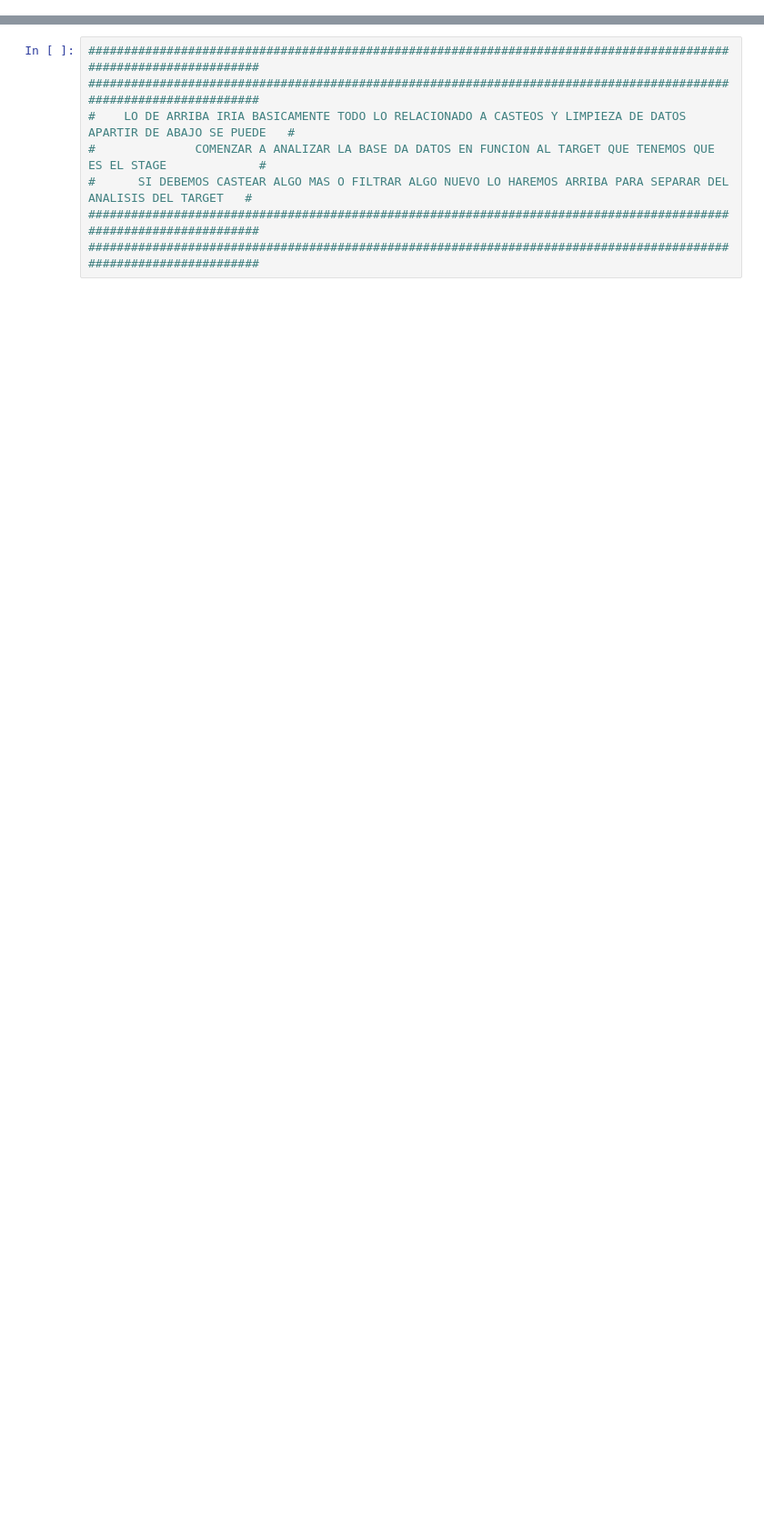
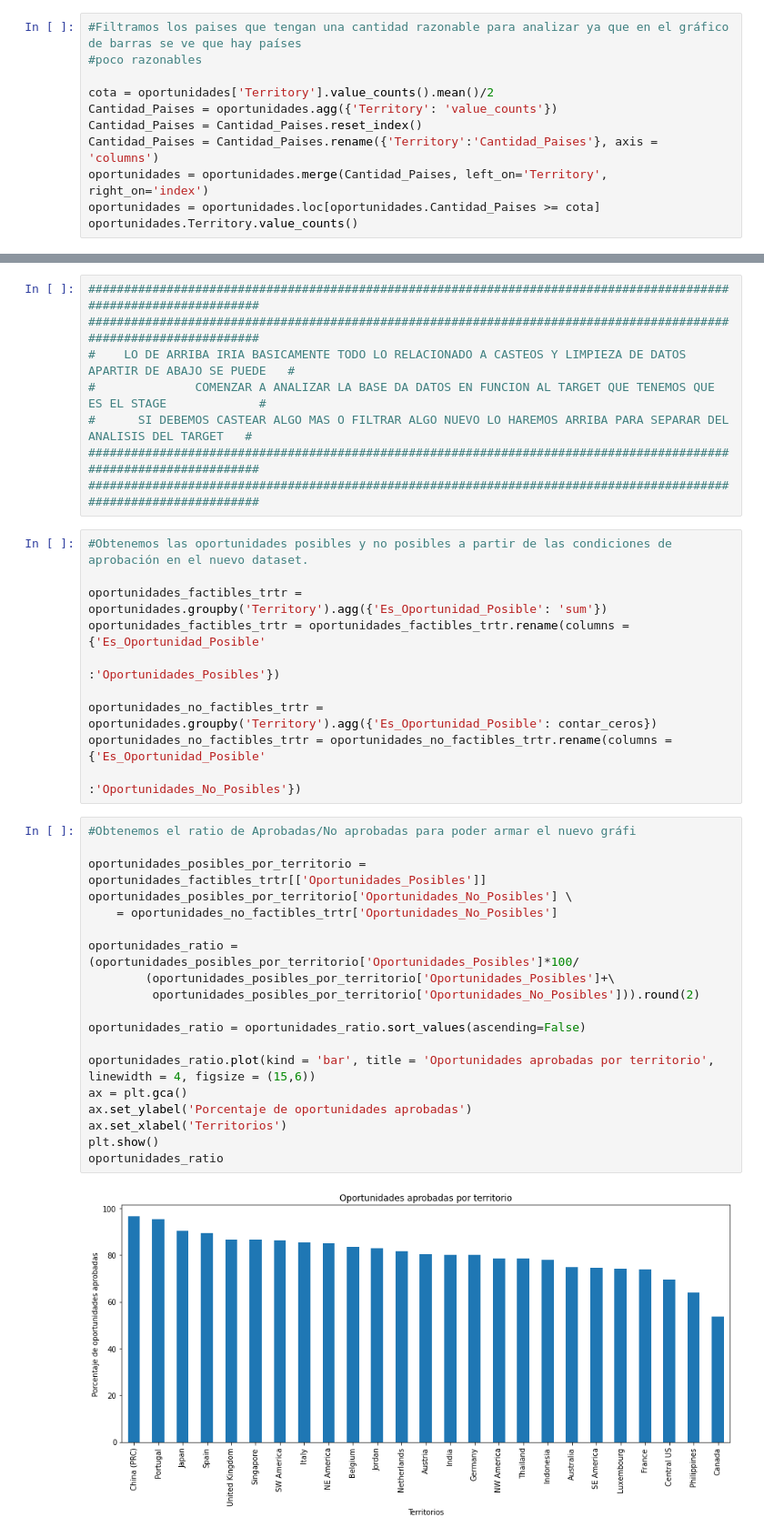
Before and after one commit to federicoburman/OrgaDatos, a Jupyter notebook: Tp1.ipynb, the cells around one changed output, grey strips where cells are left out. Shown: that part at 91% size. Saved outputs shown, nothing was run; the diff lists cells and outputs as text; blank space fills up the shorter version.

Commit message:
Añadido nuevo gráfico de barras y filtros

```diff
--- a/Tp1.ipynb
+++ b/Tp1.ipynb
@@ -205,0 +195,11 @@ oportunidades.tail(5)
+# %%
+#Filtramos los paises que tengan una cantidad razonable para analizar ya que en el gráfico de barras se ve que hay países
+#poco razonables
+
+cota = oportunidades['Territory'].value_counts().mean()/2
+Cantidad_Paises = oportunidades.agg({'Territory': 'value_counts'})
+Cantidad_Paises = Cantidad_Paises.reset_index()
+Cantidad_Paises = Cantidad_Paises.rename({'Territory':'Cantidad_Paises'}, axis = 'columns')
+oportunidades = oportunidades.merge(Cantidad_Paises, left_on='Territory', right_on='index')
+oportunidades = oportunidades.loc[oportunidades.Cantidad_Paises >= cota]
+oportunidades.Territory.value_counts()
@@ -211,3 +240,34 @@ oportunidades.tail(5)
 #      SI DEBEMOS CASTEAR ALGO MAS O FILTRAR ALGO NUEVO LO HAREMOS ARRIBA PARA SEPARAR DEL ANALISIS DEL TARGET   #
 ##################################################################################################################
 ##################################################################################################################
+# %%
+#Obtenemos las oportunidades posibles y no posibles a partir de las condiciones de aprobación en el nuevo dataset.
+
+oportunidades_factibles_trtr = oportunidades.groupby('Territory').agg({'Es_Oportunidad_Posible': 'sum'})
+oportunidades_factibles_trtr = oportunidades_factibles_trtr.rename(columns = {'Es_Oportunidad_Posible'
+                                                                         :'Oportunidades_Posibles'})
+
+oportunidades_no_factibles_trtr = oportunidades.groupby('Territory').agg({'Es_Oportunidad_Posible': contar_ceros})
+oportunidades_no_factibles_trtr = oportunidades_no_factibles_trtr.rename(columns = {'Es_Oportunidad_Posible'
+                                                                         :'Oportunidades_No_Posibles'})
+# %%
+#Obtenemos el ratio de Aprobadas/No aprobadas para poder armar el nuevo gráfi
+
+oportunidades_posibles_por_territorio = oportunidades_factibles_trtr[['Oportunidades_Posibles']]
+oportunidades_posibles_por_territorio['Oportunidades_No_Posibles'] \
+    = oportunidades_no_factibles_trtr['Oportunidades_No_Posibles']
+
+oportunidades_ratio = (oportunidades_posibles_por_territorio['Oportunidades_Posibles']*100/
+        (oportunidades_posibles_por_territorio['Oportunidades_Posibles']+\
+         oportunidades_posibles_por_territorio['Oportunidades_No_Posibles'])).round(2)
+
+oportunidades_ratio = oportunidades_ratio.sort_values(ascending=False)
+
+oportunidades_ratio.plot(kind = 'bar', title = 'Oportunidades aprobadas por territorio', linewidth = 4, figsize = (15,6))
+ax = plt.gca()
+ax.set_ylabel('Porcentaje de oportunidades aprobadas')
+ax.set_xlabel('Territorios')
+plt.show()
+oportunidades_ratio
+# %% [output]
+[figure, added]
```
Also changed, not shown: parts of 10 cells of this notebook.
